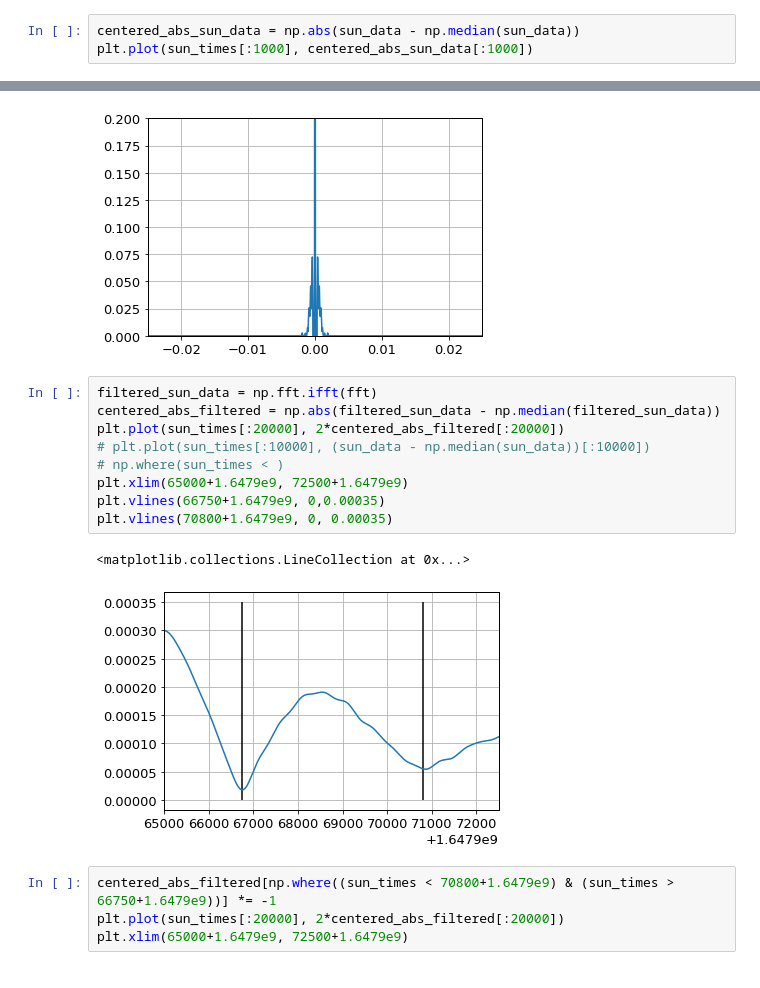
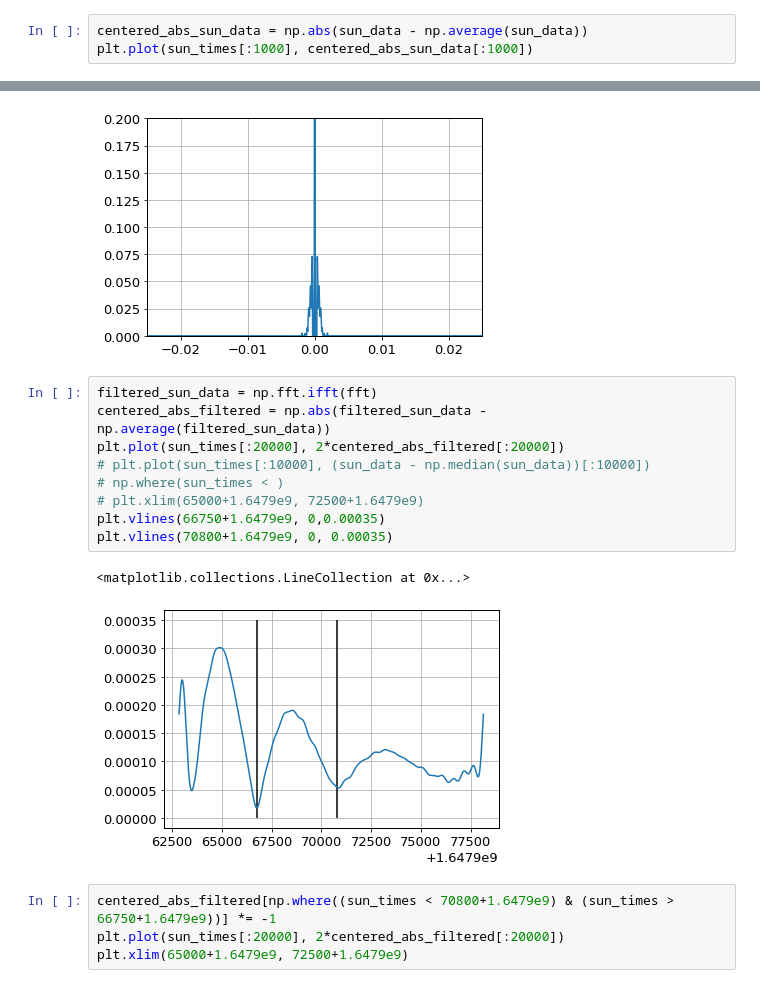
Before and after one commit to James11222/radiolab_repo, a Jupyter notebook: lab3/Emily/lab3.ipynb, the cells around one changed output, grey strips where cells are left out. Drawn from its saved outputs; the diff is of its cells as text.

```diff
--- a/lab3/Emily/lab3.ipynb
+++ b/lab3/Emily/lab3.ipynb
@@ -178,5 +172,5 @@ plt.plot(j1/x)
 # %%
-centered_abs_sun_data = np.abs(sun_data - np.median(sun_data))
+centered_abs_sun_data = np.abs(sun_data - np.average(sun_data))
 plt.plot(sun_times[:1000], centered_abs_sun_data[:1000])
 # %% [output]
 [<matplotlib.lines.Line2D at 0x...>]
@@ -202,16 +196,16 @@ plt.xlim(-0.025, 0.025)
 [figure]
 # %%
 filtered_sun_data = np.fft.ifft(fft)
-centered_abs_filtered = np.abs(filtered_sun_data - np.median(filtered_sun_data))
+centered_abs_filtered = np.abs(filtered_sun_data - np.average(filtered_sun_data))
 plt.plot(sun_times[:20000], 2*centered_abs_filtered[:20000])
 # plt.plot(sun_times[:10000], (sun_data - np.median(sun_data))[:10000])
 # np.where(sun_times < )
-plt.xlim(65000+1.6479e9, 72500+1.6479e9)
+# plt.xlim(65000+1.6479e9, 72500+1.6479e9)
 plt.vlines(66750+1.6479e9, 0,0.00035)
 plt.vlines(70800+1.6479e9, 0, 0.00035)
 # %% [output]
 <matplotlib.collections.LineCollection at 0x...>
-[figure, old version]
+[figure, new version]
 # %%
 centered_abs_filtered[np.where((sun_times < 70800+1.6479e9) & (sun_times > 66750+1.6479e9))] *= -1
 plt.plot(sun_times[:20000], 2*centered_abs_filtered[:20000])
```
Also changed, not shown: parts of 19 cells of this notebook.
